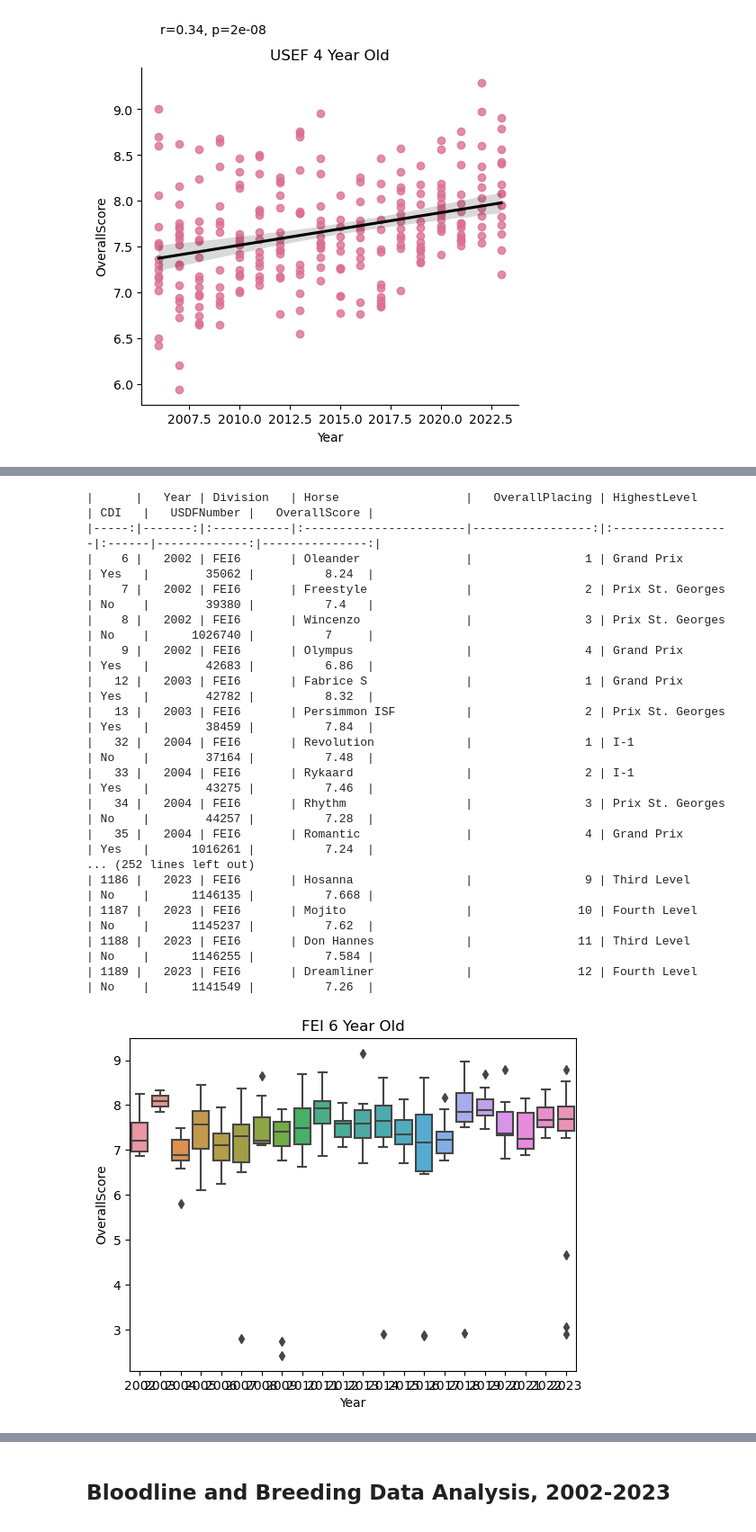
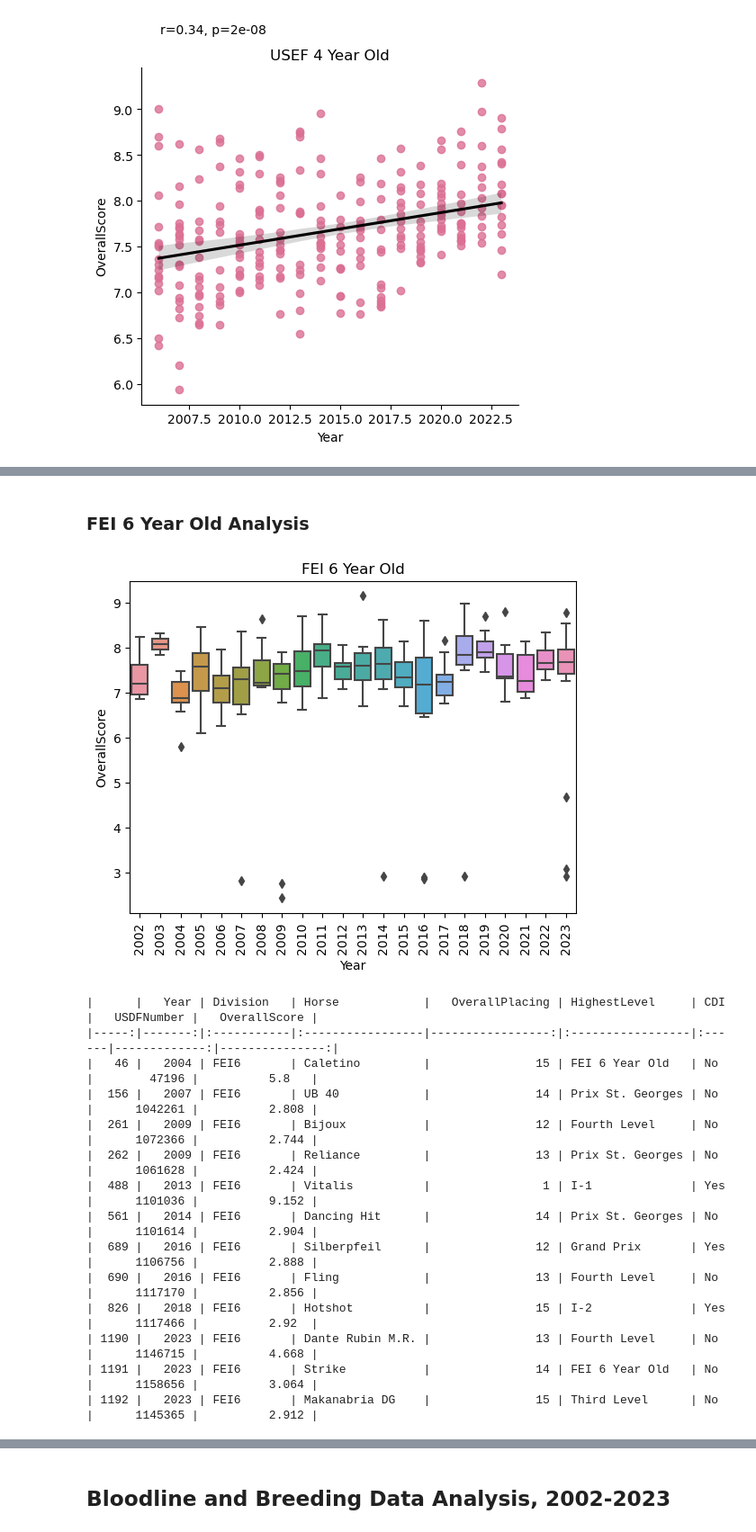
Before and after one commit to siobyrne/young-dressage-horse-program-analysis, a Jupyter notebook: younghorse.ipynb, the cells around one changed output, grey strips where cells are left out. Shown at 90% size. Cells and saved outputs as stored; diff of their text form; code cells hidden in the pictures.

```diff
--- a/younghorse.ipynb
+++ b/younghorse.ipynb
@@ -526,41 +552,47 @@ five.map_dataframe(annotate)
 [figure]
+# %% [markdown]
+### FEI 6 Year Old Analysis
 # %%
-#  create linear regression model of FEI 6 Year Old scores
-
-six_year_old_scores = total_horses = championship_df.loc[(championship_df["Division"].str.contains("FEI6"))]
+# select FEI 6 Year Old scores
+six_year_old_scores = championship_df.loc[(championship_df["Division"].str.contains("FEI6"))]
 
 # calculate IQR for column OverallScore
 Q1 = six_year_old_scores['OverallScore'].quantile(0.25)
 Q3 = six_year_old_scores['OverallScore'].quantile(0.75)
 IQR = Q3 - Q1
 
 # create boxplot to visualize outliers
-sns.boxplot(data=six_year_old_scores, x='Year', y='OverallScore').set(title='FEI 6 Year Old')
+ax = sns.boxplot(data=six_year_old_scores, x='Year', y='OverallScore')
+
+# set title and xticks
+plt.title('FEI 6 Year Old')
+plt.xticks(rotation=90)
+
+# save and show figure
+plt.savefig('images/fei6-boxplot.png')
+plt.show()
 
 # identify outliers
 threshold = 1.5
 outliers = six_year_old_scores[(six_year_old_scores['OverallScore'] < Q1 - threshold * IQR) | (six_year_old_scores['OverallScore'] > Q3 + threshold * IQR)]
-#print(outliers.to_markdown())
+print(outliers.to_markdown())
 
 # drop the outliers that are the result of horses participating in only one half of the competition, resulting in an artificially low score
 six_year_old_scores = six_year_old_scores.drop(six_year_old_scores[six_year_old_scores['OverallScore'] <= 5.7].index)
 # %% [output]
+[figure, new version]
-|      |   Year | Division   | Horse                  |   OverallPlacing | HighestLevel     | CDI   |   USDFNumber |   OverallScore |
-|-----:|-------:|:-----------|:-----------------------|-----------------:|:-----------------|:------|-------------:|---------------:|
-|    6 |   2002 | FEI6       | Oleander               |                1 | Grand Prix       | Yes   |        35062 |          8.24  |
-|    7 |   2002 | FEI6       | Freestyle              |                2 | Prix St. Georges | No    |        39380 |          7.4   |
-|    8 |   2002 | FEI6       | Wincenzo               |                3 | Prix St. Georges | No    |      1026740 |          7     |
-|    9 |   2002 | FEI6       | Olympus                |                4 | Grand Prix       | Yes   |        42683 |          6.86  |
-|   12 |   2003 | FEI6       | Fabrice S              |                1 | Grand Prix       | Yes   |        42782 |          8.32  |
-|   13 |   2003 | FEI6       | Persimmon ISF          |                2 | Prix St. Georges | Yes   |        38459 |          7.84  |
-|   32 |   2004 | FEI6       | Revolution             |                1 | I-1              | No    |        37164 |          7.48  |
-|   33 |   2004 | FEI6       | Rykaard                |                2 | I-1              | Yes   |        43275 |          7.46  |
-|   34 |   2004 | FEI6       | Rhythm                 |                3 | Prix St. Georges | No    |        44257 |          7.28  |
-|   35 |   2004 | FEI6       | Romantic               |                4 | Grand Prix       | Yes   |      1016261 |          7.24  |
-... (252 lines left out)
-| 1186 |   2023 | FEI6       | Hosanna                |                9 | Third Level      | No    |      1146135 |          7.668 |
-| 1187 |   2023 | FEI6       | Mojito                 |               10 | Fourth Level     | No    |      1145237 |          7.62  |
-| 1188 |   2023 | FEI6       | Don Hannes             |               11 | Third Level      | No    |      1146255 |          7.584 |
-| 1189 |   2023 | FEI6       | Dreamliner             |               12 | Fourth Level     | No    |      1141549 |          7.26  |
+|      |   Year | Division   | Horse            |   OverallPlacing | HighestLevel     | CDI   |   USDFNumber |   OverallScore |
+|-----:|-------:|:-----------|:-----------------|-----------------:|:-----------------|:------|-------------:|---------------:|
+|   46 |   2004 | FEI6       | Caletino         |               15 | FEI 6 Year Old   | No    |        47196 |          5.8   |
+|  156 |   2007 | FEI6       | UB 40            |               14 | Prix St. Georges | No    |      1042261 |          2.808 |
+|  261 |   2009 | FEI6       | Bijoux           |               12 | Fourth Level     | No    |      1072366 |          2.744 |
+|  262 |   2009 | FEI6       | Reliance         |               13 | Prix St. Georges | No    |      1061628 |          2.424 |
+|  488 |   2013 | FEI6       | Vitalis          |                1 | I-1              | Yes   |      1101036 |          9.152 |
+|  561 |   2014 | FEI6       | Dancing Hit      |               14 | Prix St. Georges | No    |      1101614 |          2.904 |
+|  689 |   2016 | FEI6       | Silberpfeil      |               12 | Grand Prix       | Yes   |      1106756 |          2.888 |
+|  690 |   2016 | FEI6       | Fling            |               13 | Fourth Level     | No    |      1117170 |          2.856 |
+|  826 |   2018 | FEI6       | Hotshot          |               15 | I-2              | Yes   |      1117466 |          2.92  |
+| 1190 |   2023 | FEI6       | Dante Rubin M.R. |               13 | Fourth Level     | No    |      1146715 |          4.668 |
+| 1191 |   2023 | FEI6       | Strike           |               14 | FEI 6 Year Old   | No    |      1158656 |          3.064 |
+| 1192 |   2023 | FEI6       | Makanabria DG    |               15 | Third Level      | No    |      1145365 |          2.912 |
-[figure, old version]
 # %%
```
Also changed, not shown: parts of 18 cells of this notebook, 12 other files.
